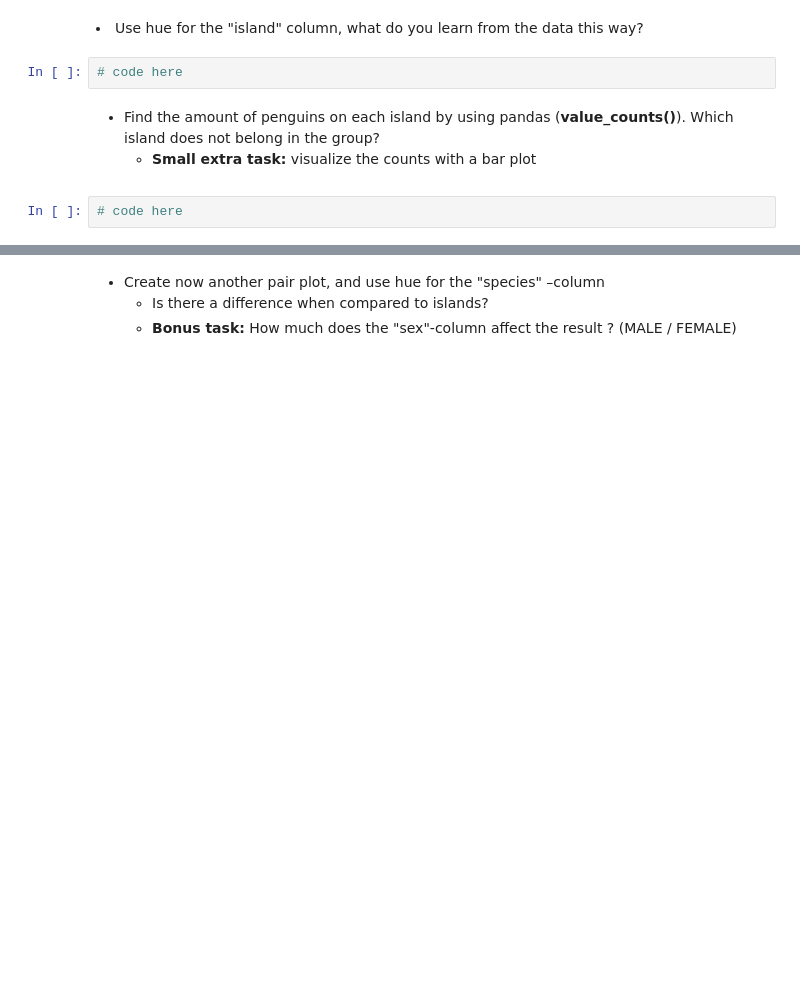
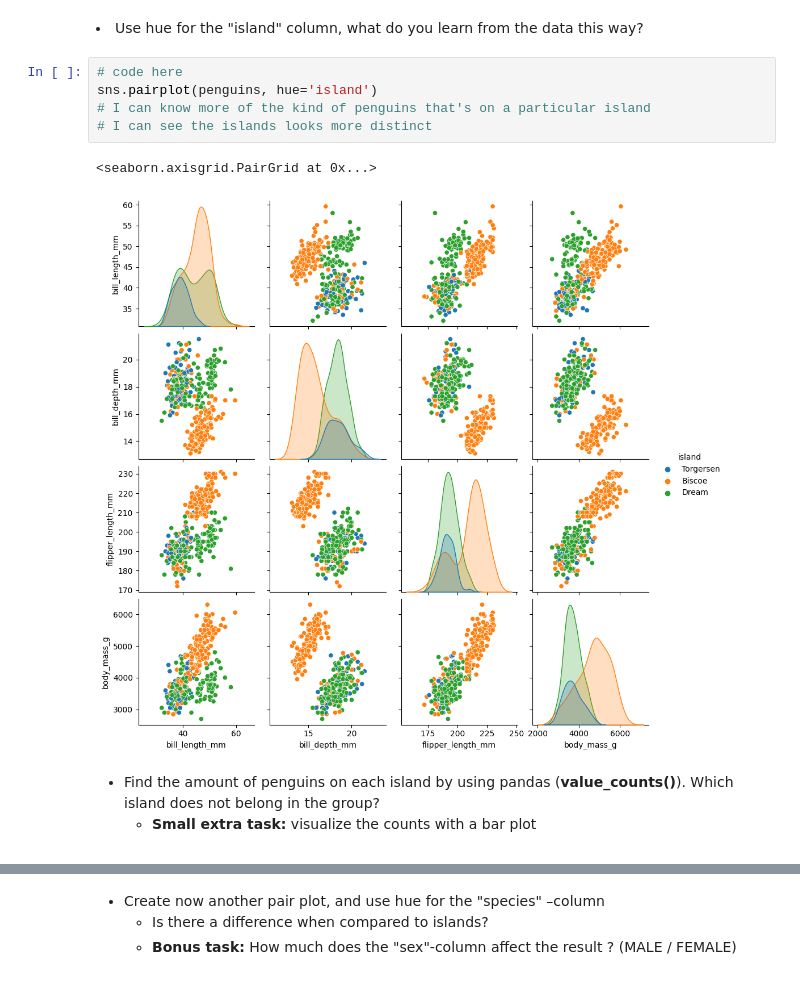
Before and after one commit to Zeek-eth/Data-Analytics-Basics, a Jupyter notebook: DataAnalyticsExerciseSet3.ipynb, the cells around one changed output, grey strips where cells are left out. Cells and saved outputs as stored; diff of their text form; blank space fills up the shorter version.

```diff
--- a/DataAnalyticsExerciseSet3.ipynb
+++ b/DataAnalyticsExerciseSet3.ipynb
@@ -24,7 +42,13 @@ You can return all of these exercises in a single Jupyter Notebook, if you wish.
 # %% [markdown]
 <li>Use hue for the "island" column, what do you learn from the data this way?</li>
-# %%
-# code here
+# %%
+# code here
+sns.pairplot(penguins, hue='island')
+# I can know more of the kind of penguins that's on a particular island
+# I can see the islands looks more distinct
+# %% [output]
+<seaborn.axisgrid.PairGrid at 0x...>
+[figure, added]
 # %% [markdown]
 <ul>
     <li>Find the amount of penguins on each island by using pandas (<b>value_counts()</b>). Which island does not belong in the group?</li>
@@ -32,5 +56,3 @@ You can return all of these exercises in a single Jupyter Notebook, if you wish.
         <li><b>Small extra task:</b> visualize the counts with a bar plot</li>
     </ul>
 </ul>
-# %%
-# code here
```
Also changed, not shown: parts of 34 cells of this notebook.
